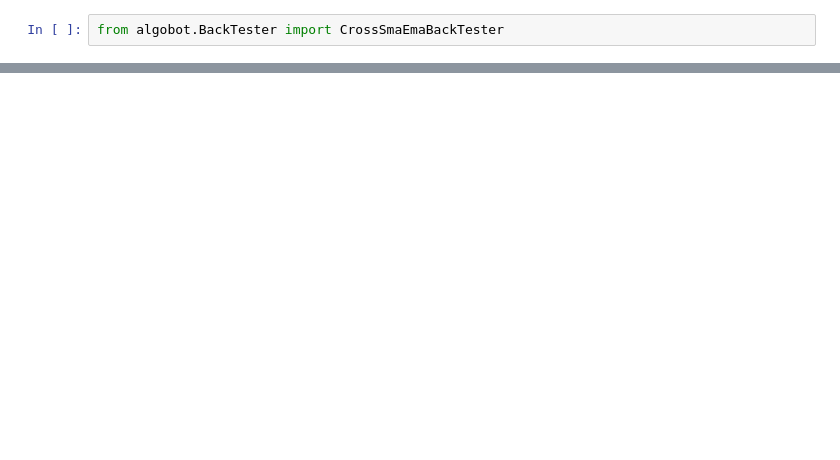
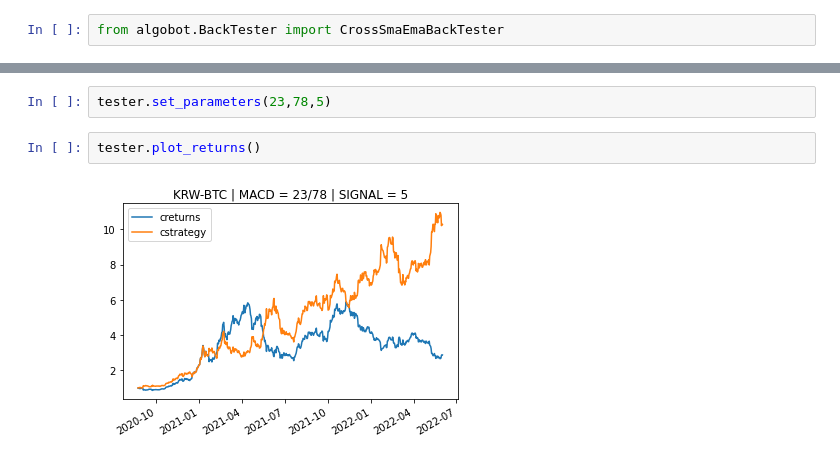
Before and after one commit to sajacaros/algo-trading, a Jupyter notebook: notebook/algo_trading_22_06_02.ipynb, the cells around one changed output, grey strips where cells are left out. Drawn from its saved outputs; the diff is of its cells as text; blank space fills up the shorter version.

```diff
--- a/notebook/algo_trading_22_06_02.ipynb
+++ b/notebook/algo_trading_22_06_02.ipynb
@@ -51,0 +75,6 @@ tester.results.loc["2021",["SMA","EMA","position"]].plot(secondary_y="position")
+# %%
+tester.set_parameters(23,78,5)
+# %%
+tester.plot_returns()
+# %% [output]
+[figure, added]
```
Also changed, not shown: parts of 15 cells of this notebook, 2 other files.
